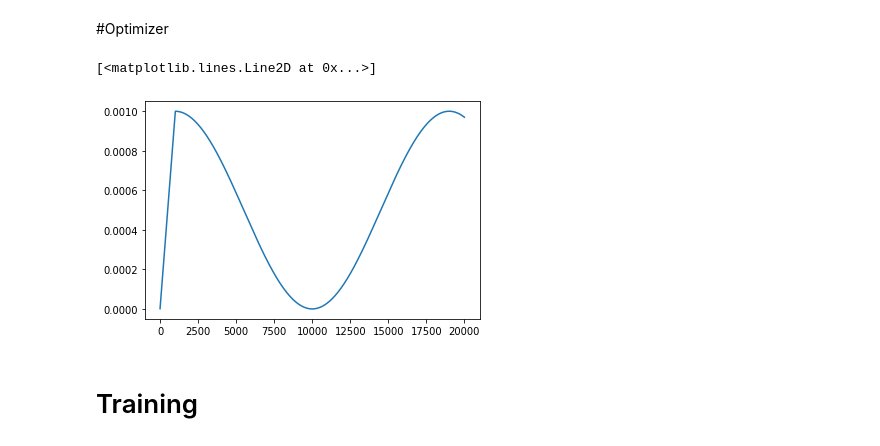
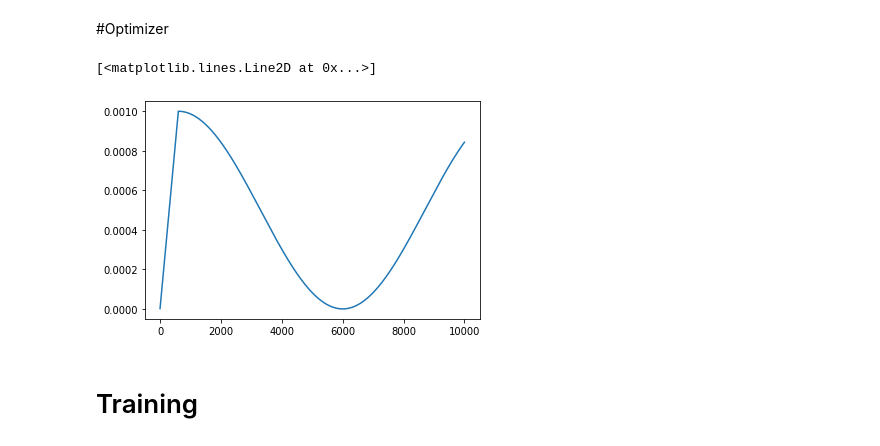
Before and after one commit to mmsamiei/MS-Thesis-Phase3, a Jupyter notebook: Models/Beheshti/Beheshti.ipynb, the cells around one changed output. Drawn from its saved outputs; the diff is of its cells as text; code cells hidden in the pictures.

```diff
--- a/Models/Beheshti/Beheshti.ipynb
+++ b/Models/Beheshti/Beheshti.ipynb
@@ -318,8 +318,8 @@ class Model(nn.Module):
     model_specific_kwargs = {}
     #model_specific_kwargs['token_type_ids'] = {'token_type_ids':segments_tensors}
 
-    generated = model.seq2seq.generate(encoder_input, decoder_start_token_id=101,
-                                       eos_token_id=102, ## [SEP] = 102
+    generated = model.seq2seq.generate(encoder_input, decoder_start_token_id=0,
+                                       eos_token_id=2, ## <s> = 0 </s> = 2
                                        **kwargs, **model_specific_kwargs)
 
     #### generated = [1, len]
@@ -345,18 +345,18 @@ optimizer = torch.optim.Adam(model.parameters(), lr=1e-3)
 # %%
 from transformers import get_cosine_schedule_with_warmup
 scheduler = get_cosine_schedule_with_warmup(
-    optimizer, num_warmup_steps=1000, num_training_steps=10000, num_cycles=0.5)
+    optimizer, num_warmup_steps=600, num_training_steps=6000, num_cycles=0.5)
 # %%
 lrs = []
-for i in tqdm(range(20000)):
+for i in tqdm(range(10000)):
   optimizer.step()
   scheduler.step()
   lrs.append(scheduler.get_last_lr()[0])
 import matplotlib.pyplot as plt
 plt.plot(lrs)
 # %% [output]
 [<matplotlib.lines.Line2D at 0x...>]
-[figure, old version]
+[figure, new version]
 # %% [markdown]
 # Training
 # %%
```
Also changed, not shown: parts of 6 cells of this notebook.
